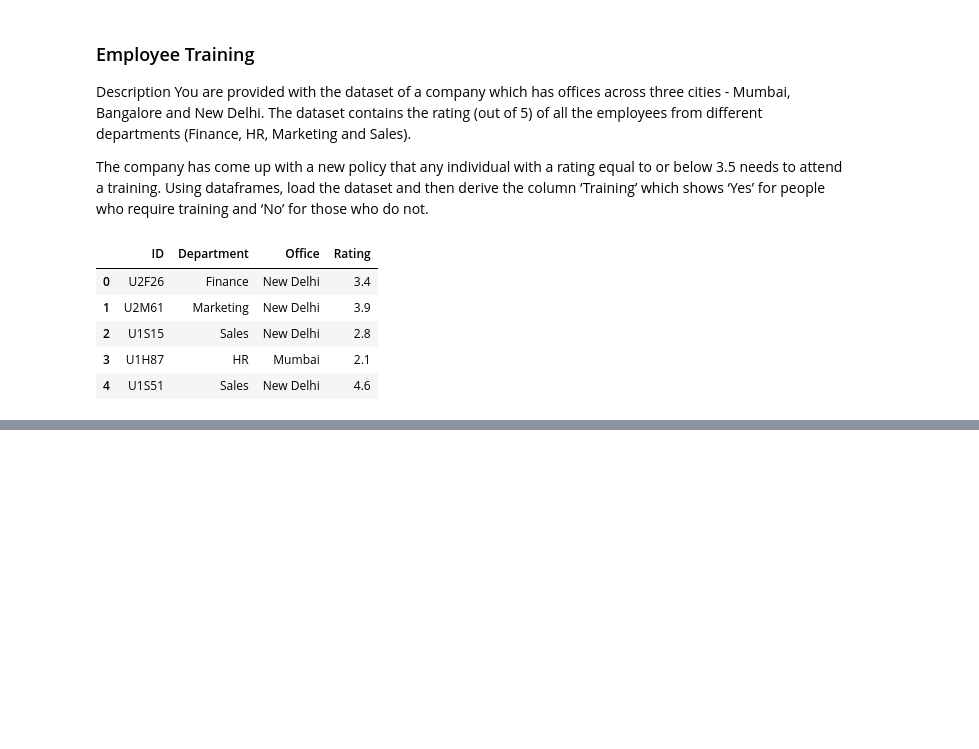
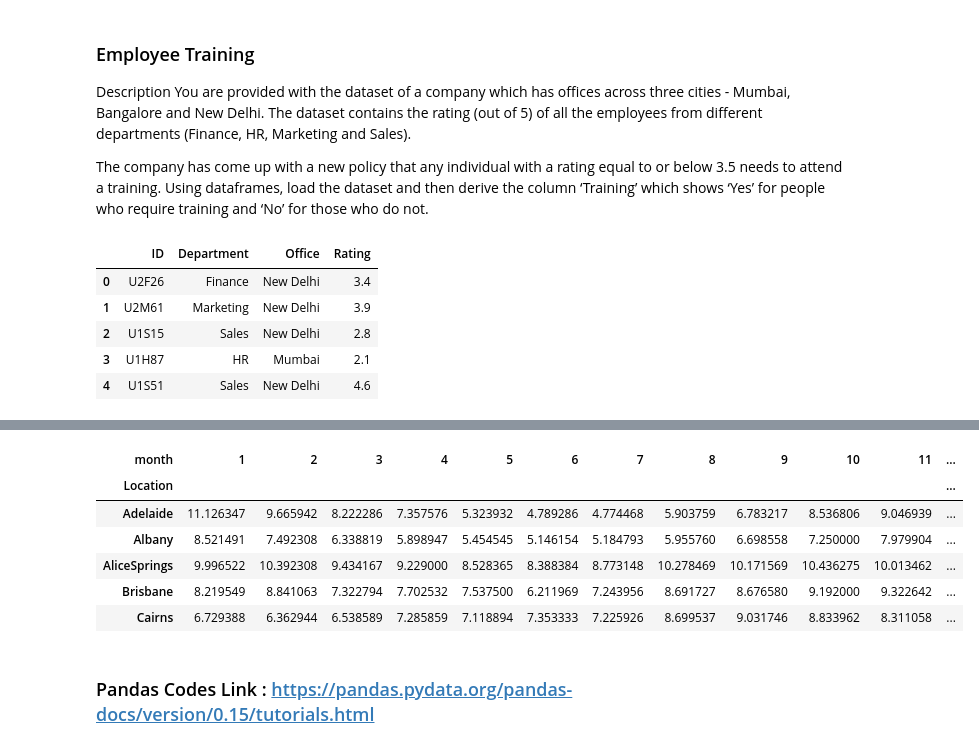
Before and after one commit to AsifVirani5/Project_Pandas_Codes, a Jupyter notebook: Pandas_Interview_Questions.ipynb, the cells around one changed output, grey strips where cells are left out. Saved outputs shown, nothing was run; the diff lists cells and outputs as text; code cells hidden in the pictures; blank space fills up the shorter version.

Commit message:
Pandas codes

```diff
--- a/Pandas_Interview_Questions.ipynb
+++ b/Pandas_Interview_Questions.ipynb
@@ -833,0 +1236,14 @@ df.head()
+# %%
+Average_Rainfall = df.pivot_table(index = "Location", columns = "month", values = "Sunshine", aggfunc = "mean")
+# %%
+Average_Rainfall.head()
+# %% [output]
+| month | 1 | 2 | 3 | 4 | 5 | 6 | 7 | 8 | 9 | 10 | 11 | ... |
+| Location |  |  |  |  |  |  |  |  |  |  |  | ... |
+| Adelaide | 11.126347 | 9.665942 | 8.222286 | 7.357576 | 5.323932 | 4.789286 | 4.774468 | 5.903759 | 6.783217 | 8.536806 | 9.046939 | ... |
+| Albany | 8.521491 | 7.492308 | 6.338819 | 5.898947 | 5.454545 | 5.146154 | 5.184793 | 5.955760 | 6.698558 | 7.250000 | 7.979904 | ... |
+| AliceSprings | 9.996522 | 10.392308 | 9.434167 | 9.229000 | 8.528365 | 8.388384 | 8.773148 | 10.278469 | 10.171569 | 10.436275 | 10.013462 | ... |
+| Brisbane | 8.219549 | 8.841063 | 7.322794 | 7.702532 | 7.537500 | 6.211969 | 7.243956 | 8.691727 | 8.676580 | 9.192000 | 9.322642 | ... |
+| Cairns | 6.729388 | 6.362944 | 6.538589 | 7.285859 | 7.118894 | 7.353333 | 7.225926 | 8.699537 | 9.031746 | 8.833962 | 8.311058 | ... |
+# %% [markdown]
+### Pandas Codes Link : https://pandas.pydata.org/pandas-docs/version/0.15/tutorials.html
```
Also changed, not shown: parts of 57 cells of this notebook, 1 other file.
